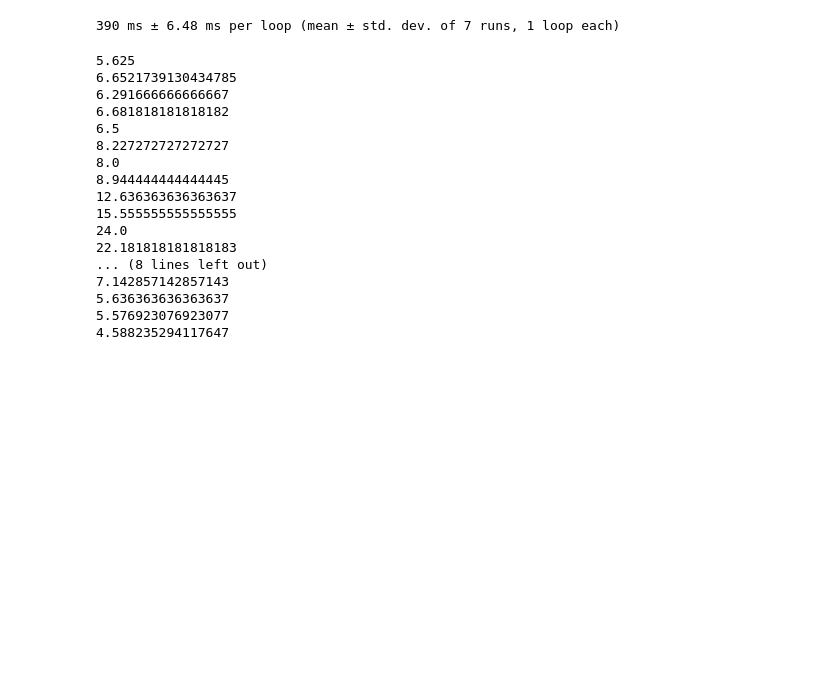
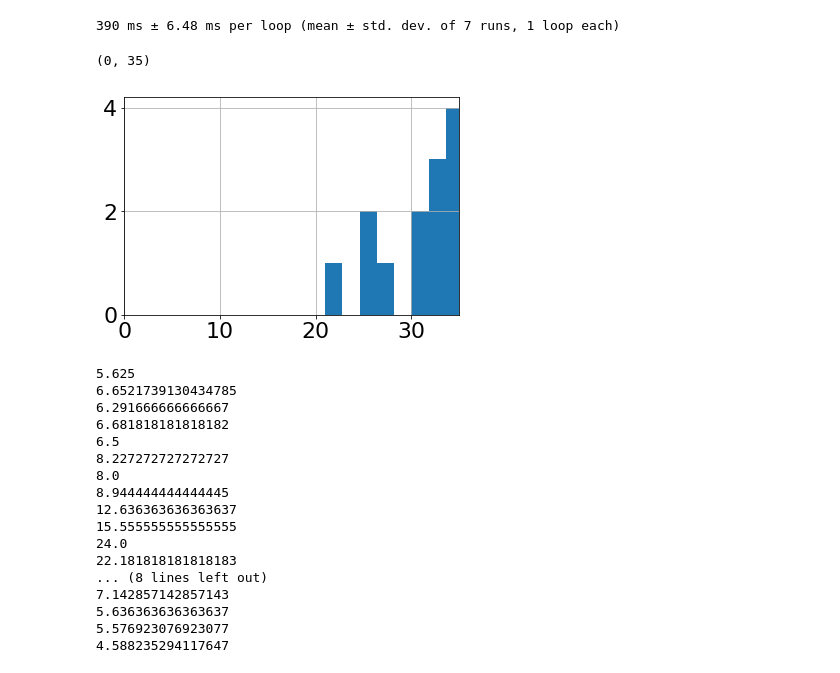
Before and after one commit to markhannel/InAPinch, a Jupyter notebook: notebooks/ExploreDockData.ipynb, the cells around one changed output. Drawn from its saved outputs; the diff is of its cells as text; code cells hidden in the pictures; blank space fills up the shorter version.

```diff
--- a/notebooks/ExploreDockData.ipynb
+++ b/notebooks/ExploreDockData.ipynb
@@ -81,6 +81,13 @@ df.sort_index(inplace=True)
 %timeit df.query('dock_id == 72 and quarter == 1 and weekday == 1 and hour == 12')
 # %% [output]
 390 ms ± 6.48 ms per loop (mean ± std. dev. of 7 runs, 1 loop each)
+# %%
+fig, ax = pl.subplots()
+df.loc[314, 3, 2,19]['avail_docks'].hist(ax=ax)
+ax.set_xlim(0,35)
+# %% [output]
+(0, 35)
+[figure, added]
 # %%
 for i in range(0,24):
     print(df.loc[314,3,3,i].avail_bikes.mean())
```
Also changed, not shown: 1 other file.
